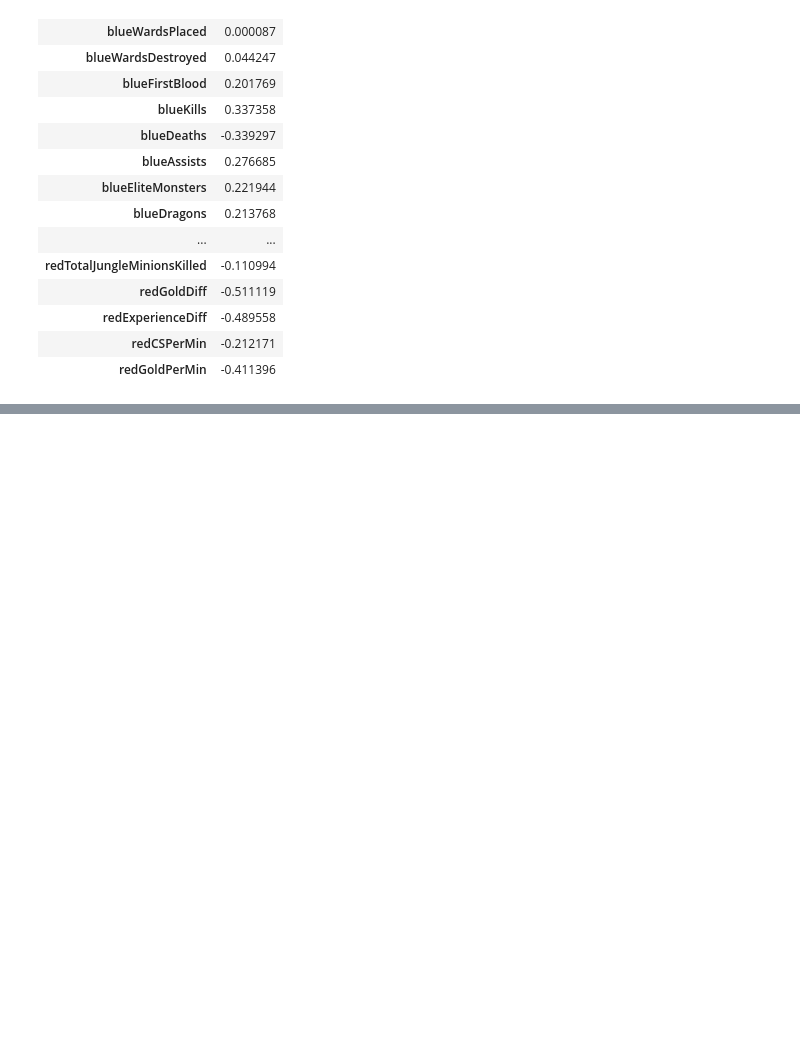
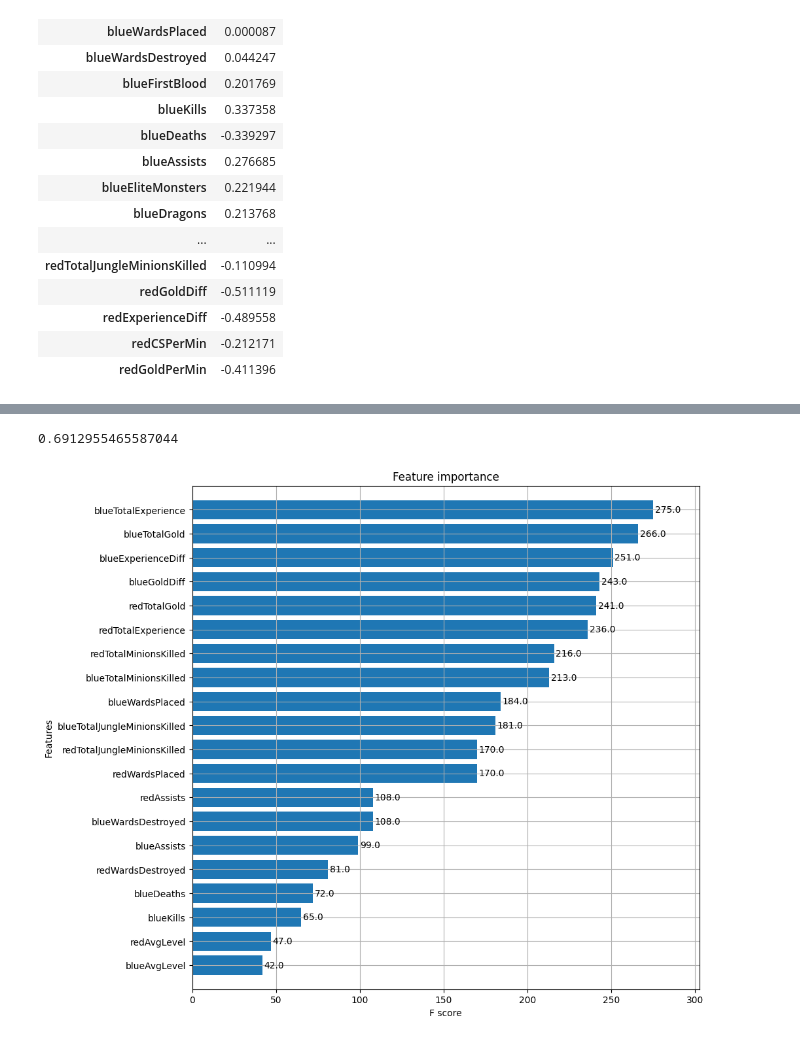
Before and after one commit to CatherineDuong22/Data-Science-Projects, a Jupyter notebook: LoL_prediction_project/LoL_prediction.ipynb, the cells around one changed output, grey strips where cells are left out. Drawn from its saved outputs; the diff is of its cells as text; code cells hidden in the pictures; blank space fills up the shorter version.

```diff
--- a/LoL_prediction_project/LoL_prediction.ipynb
+++ b/LoL_prediction_project/LoL_prediction.ipynb
@@ -133,0 +168,3 @@ print(score)
+# %%
+model_xgb = xgb.XGBClassifier()
+model_xgb.fit(x_train, y_train)
@@ -133,0 +183,15 @@ print(score)
+# %%
+from sklearn.metrics import accuracy_score
+y_pred= model_xgb.predict(x_test)
+score =accuracy_score(y_test,y_pred)
+print(score)
+# %% [output]
+0.6912955465587044
+# %%
+# Let's see the feature importance for XBG model
+from xgboost import plot_importance
+fig, ax = plt.subplots(figsize=(10,10))
+xgb.plot_importance(model_xgb, max_num_features=20, height=0.8, ax=ax)
+plt.show()
+# %% [output]
+[figure, added]
```
Also changed, not shown: parts of 15 cells of this notebook.
